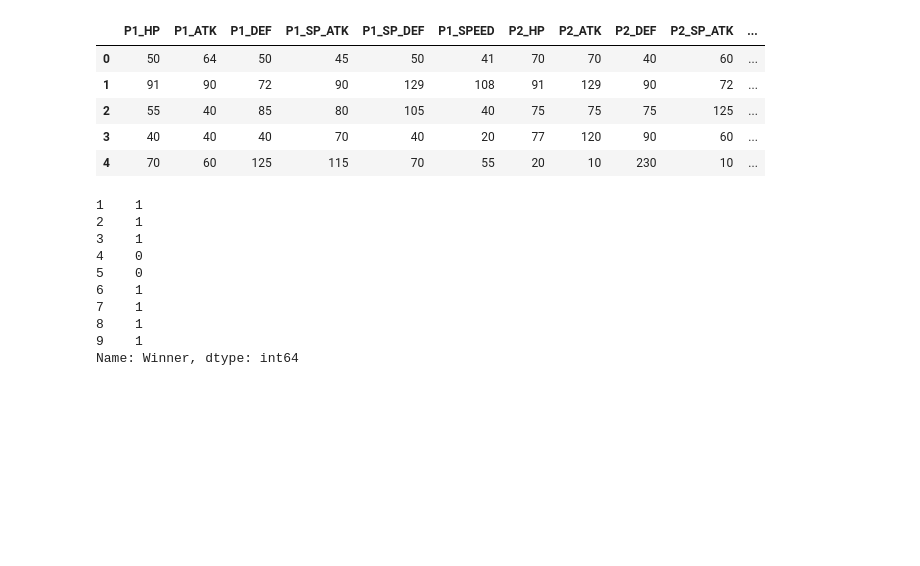
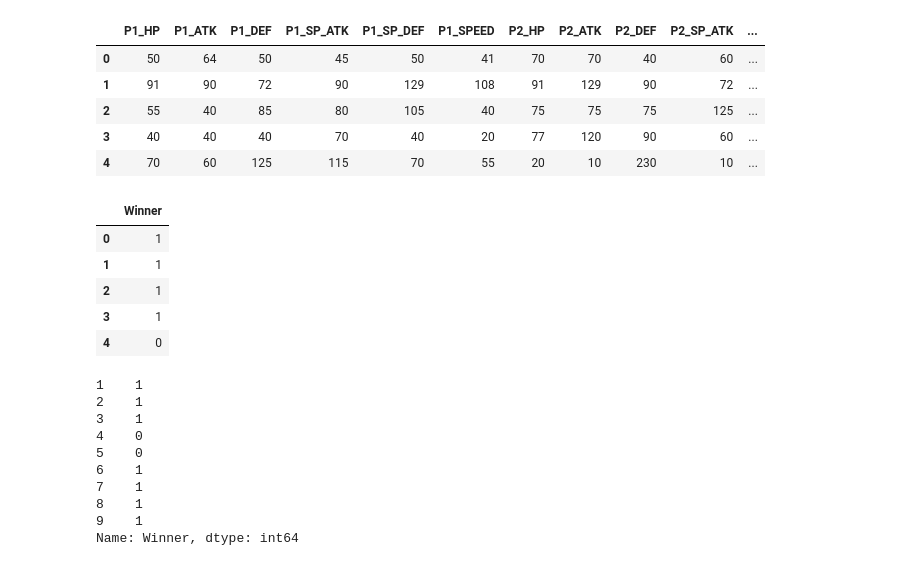
Before and after one commit to satrya-sabeni/AI_minor, a Jupyter notebook: Logistic_Predictor.ipynb, the cells around one changed output. Drawn from its saved outputs; the diff is of its cells as text; code cells hidden in the pictures; blank space fills up the shorter version.

```diff
--- a/Logistic_Predictor.ipynb
+++ b/Logistic_Predictor.ipynb
@@ -80,6 +80,15 @@ features.head()
 y_pred = pd.DataFrame(np.where(combats['First_pokemon'] == combats['Winner'], 0, 1), columns=(['Winner']))
 # 0 = First(attacking) pokemon won
 # 1 = Second(attacked) pokemon won
+# %%
+y_pred[0:5]
+# %% [output]
+|  | Winner |
+| 0 | 1 |
+| 1 | 1 |
+| 2 | 1 |
+| 3 | 1 |
+| 4 | 0 |
 # %%
 # Sanitize check winner
 print(y_pred['Winner'][1:10])
```
Also changed, not shown: parts of 4 cells of this notebook, 4 other files.
